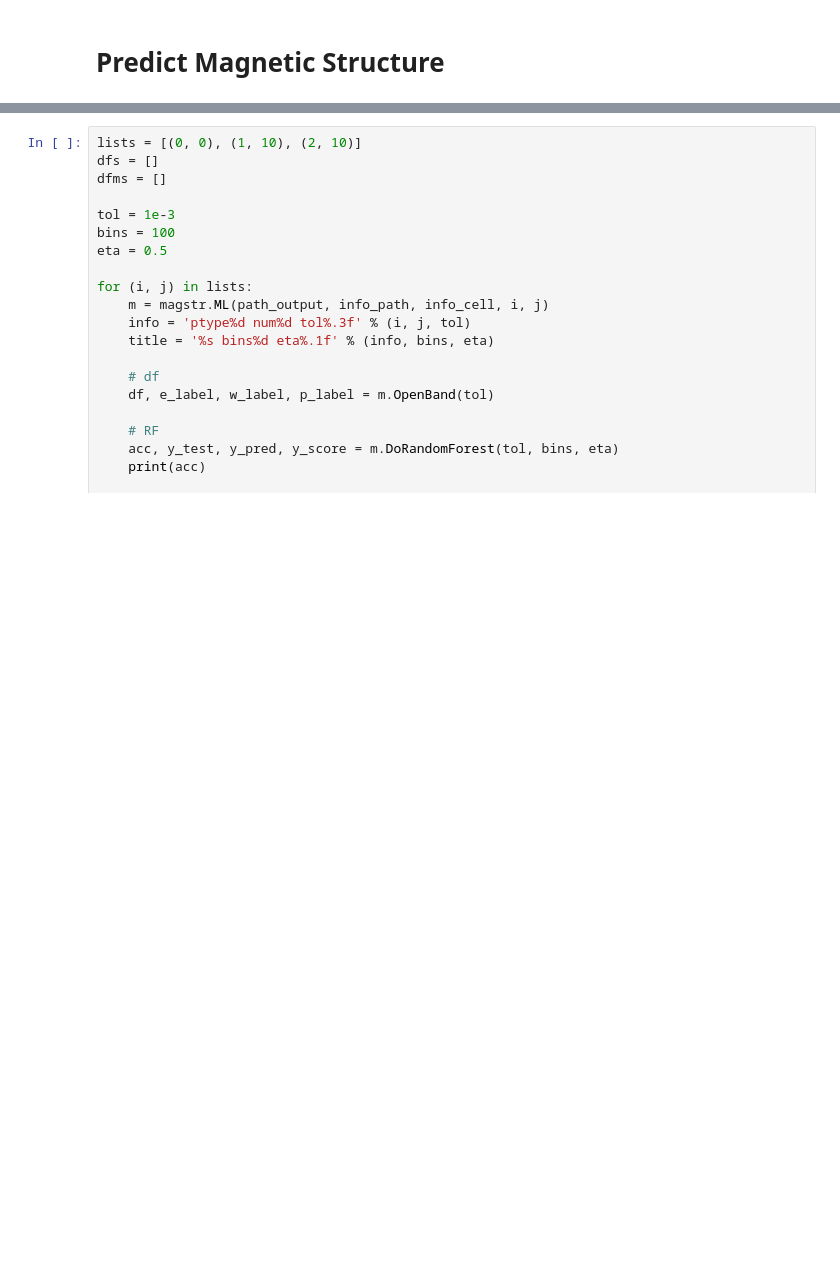
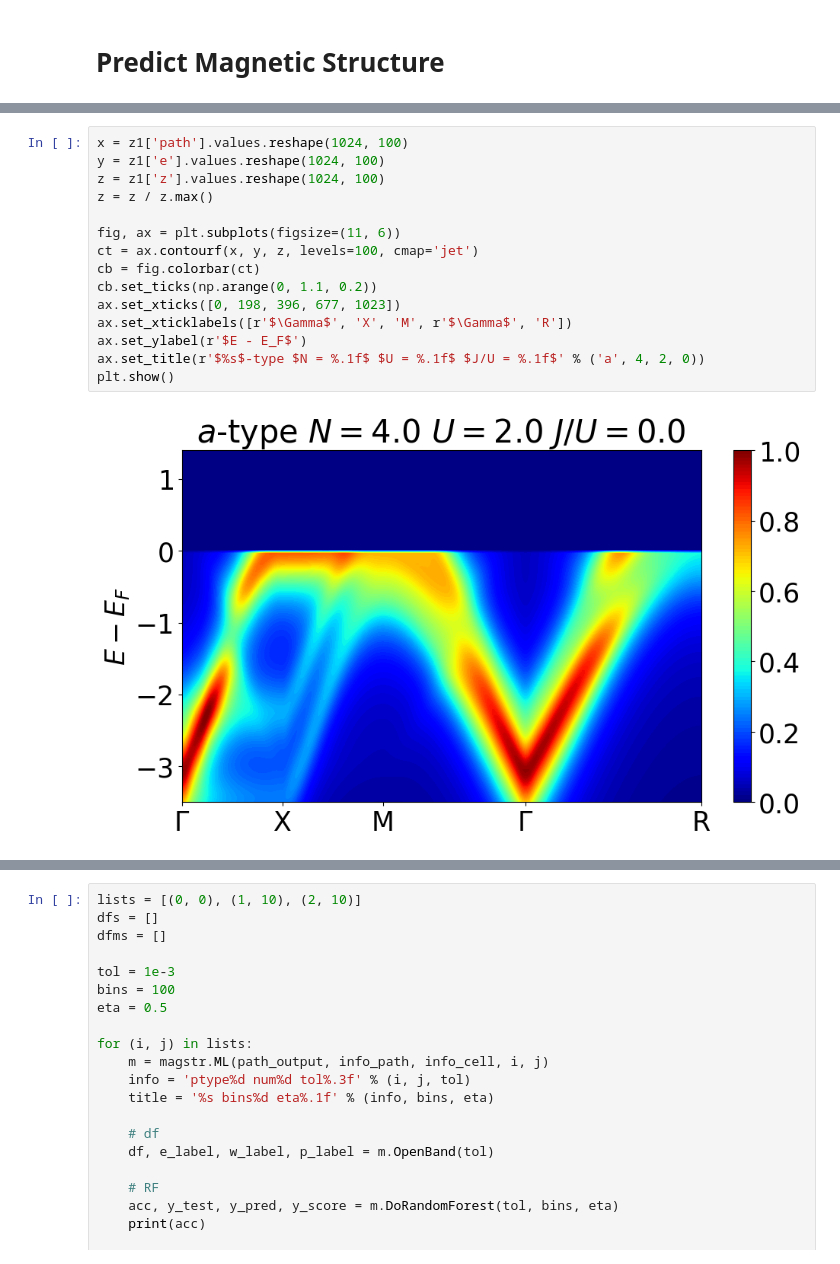
Before and after one commit to 9yelin9/hf, a Jupyter notebook: hf3.ipynb, the cells around one changed output, grey strips where cells are left out. Drawn from its saved outputs; the diff is of its cells as text; blank space fills up the shorter version.

```diff
--- a/hf3.ipynb
+++ b/hf3.ipynb
@@ -281,0 +526,17 @@ accuracy = 809/816 = 0.9914
+# %%
+x = z1['path'].values.reshape(1024, 100)
+y = z1['e'].values.reshape(1024, 100)
+z = z1['z'].values.reshape(1024, 100)
+z = z / z.max()
+
+fig, ax = plt.subplots(figsize=(11, 6))
+ct = ax.contourf(x, y, z, levels=100, cmap='jet')
+cb = fig.colorbar(ct)
+cb.set_ticks(np.arange(0, 1.1, 0.2))
+ax.set_xticks([0, 198, 396, 677, 1023])
+ax.set_xticklabels([r'$\Gamma$', 'X', 'M', r'$\Gamma$', 'R'])
+ax.set_ylabel(r'$E - E_F$')
+ax.set_title(r'$%s$-type $N = %.1f$ $U = %.1f$ $J/U = %.1f$' % ('a', 4, 2, 0))
+plt.show()
+# %% [output]
+[figure, added]
```
Also changed, not shown: parts of 10 cells of this notebook, 55 other files.
